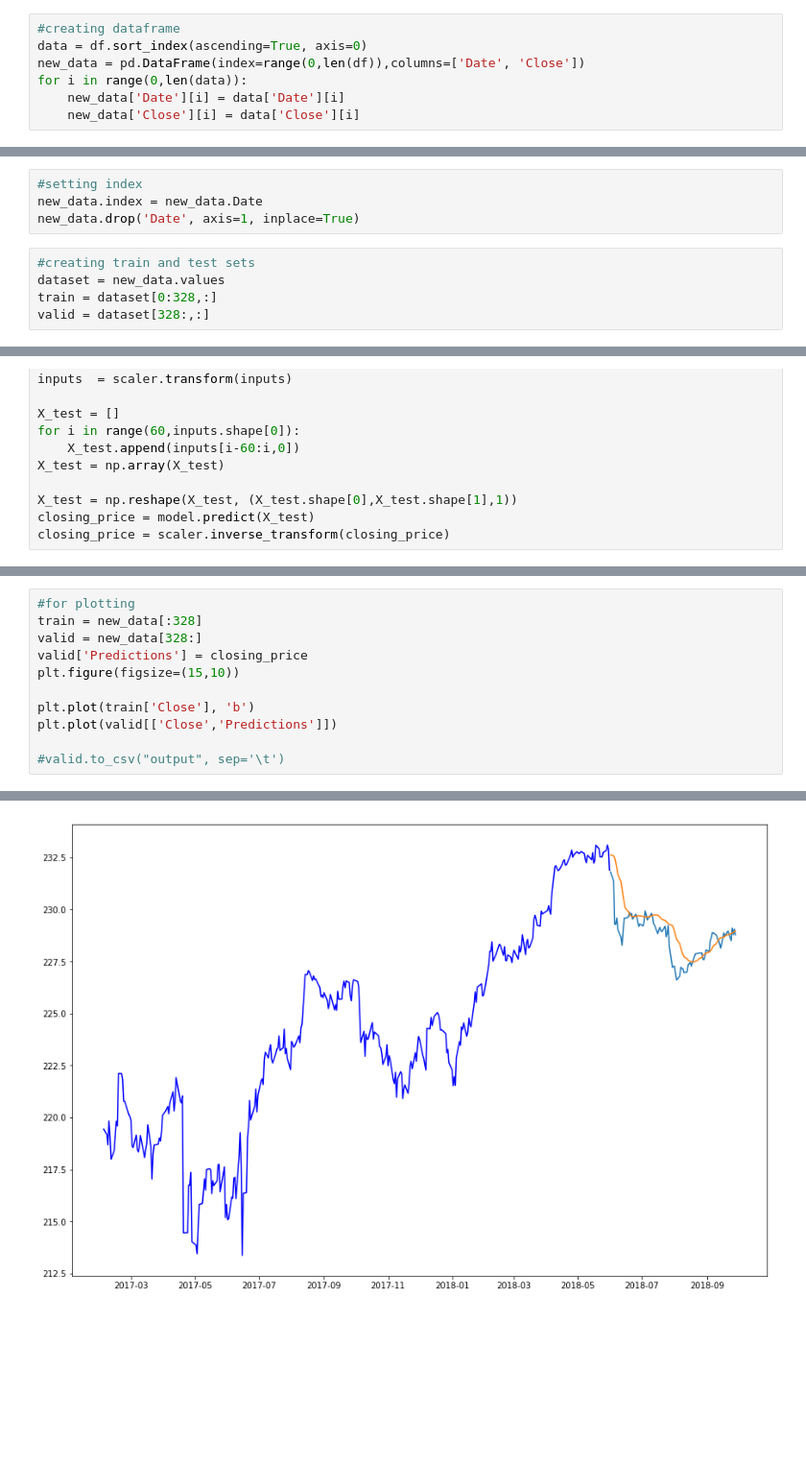
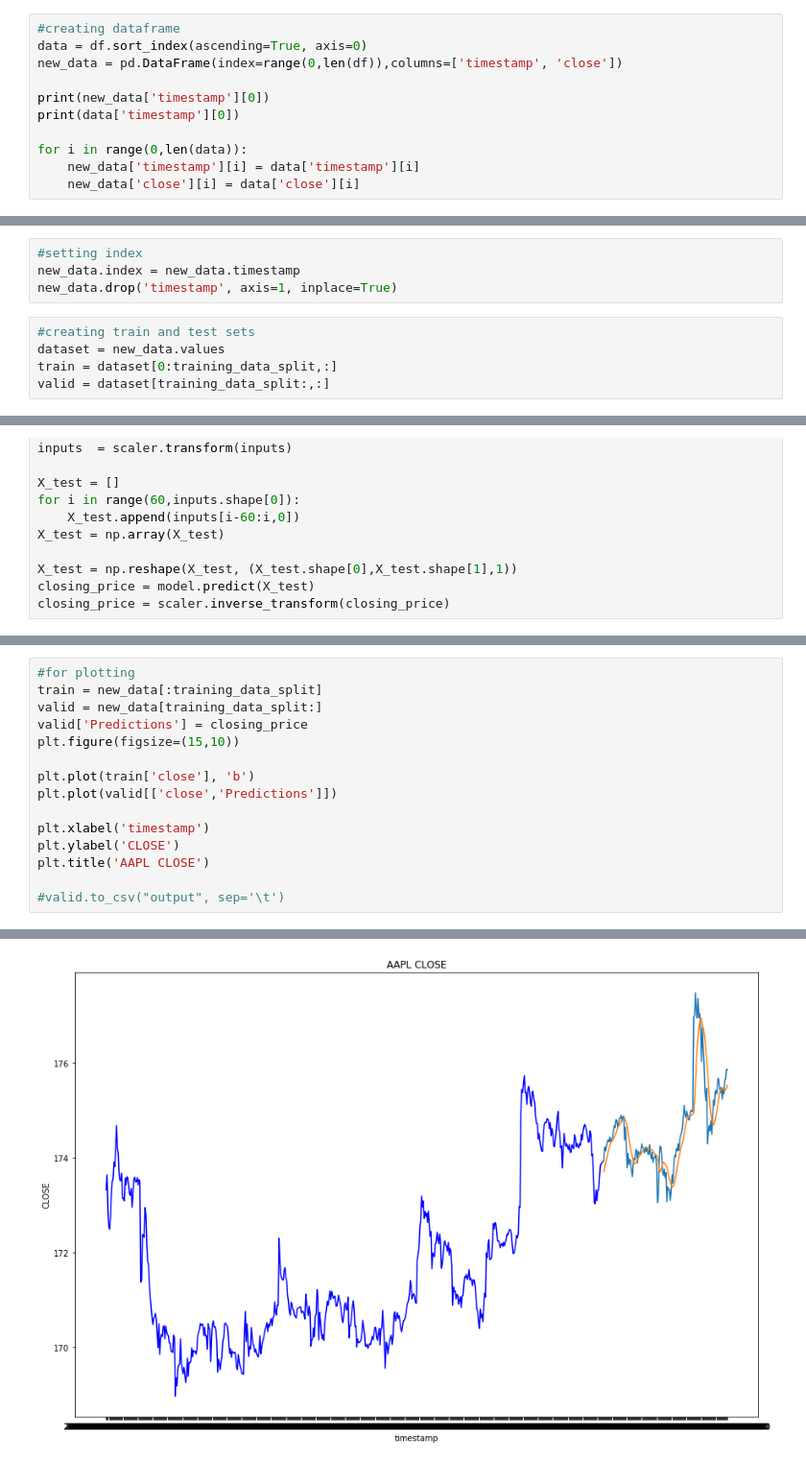
Before and after one commit to Galante97/Uptick, a Jupyter notebook: AI/predictions.ipynb, the cells around one changed output, grey strips where cells are left out. Shown: that part at 96% size. Cells and saved outputs as stored; diff of their text form; blank space fills up the shorter version.

```diff
--- a/AI/predictions.ipynb
+++ b/AI/predictions.ipynb
@@ -45,7 +154,11 @@ from keras.layers import Dense, Dropout, LSTM
 # %%
 #creating dataframe
 data = df.sort_index(ascending=True, axis=0)
-new_data = pd.DataFrame(index=range(0,len(df)),columns=['Date', 'Close'])
+new_data = pd.DataFrame(index=range(0,len(df)),columns=['timestamp', 'close'])
+
+print(new_data['timestamp'][0])
+print(data['timestamp'][0])
+
 for i in range(0,len(data)):
-    new_data['Date'][i] = data['Date'][i]
-    new_data['Close'][i] = data['Close'][i]
+    new_data['timestamp'][i] = data['timestamp'][i]
+    new_data['close'][i] = data['close'][i]
@@ -52,12 +168,12 @@ for i in range(0,len(data)):
 # %%
 #setting index
-new_data.index = new_data.Date
-new_data.drop('Date', axis=1, inplace=True)
+new_data.index = new_data.timestamp
+new_data.drop('timestamp', axis=1, inplace=True)
 # %%
 #creating train and test sets
 dataset = new_data.values
-train = dataset[0:328,:]
-valid = dataset[328:,:]
+train = dataset[0:training_data_split,:]
+valid = dataset[training_data_split:,:]
 # %%
 #converting dataset into x_train and y_train
 scaler = MinMaxScaler(feature_range=(0, 1))
@@ -105,12 +227,16 @@ rms
 # %%
 #for plotting
-train = new_data[:328]
-valid = new_data[328:]
+train = new_data[:training_data_split]
+valid = new_data[training_data_split:]
 valid['Predictions'] = closing_price
 plt.figure(figsize=(15,10))
 
-plt.plot(train['Close'], 'b')
-plt.plot(valid[['Close','Predictions']])
+plt.plot(train['close'], 'b')
+plt.plot(valid[['close','Predictions']])
+
+plt.xlabel('timestamp')
+plt.ylabel('CLOSE')
+plt.title('AAPL CLOSE')
 
 #valid.to_csv("output", sep='\t')
 # %% [output]
@@ -124 +249 @@ See the caveats in the documentation: http://pandas.pydata.org/pandas-docs/stabl
-[figure, old version]
+[figure, new version]
```
Also changed, not shown: parts of 21 cells of this notebook, 14 other files.
